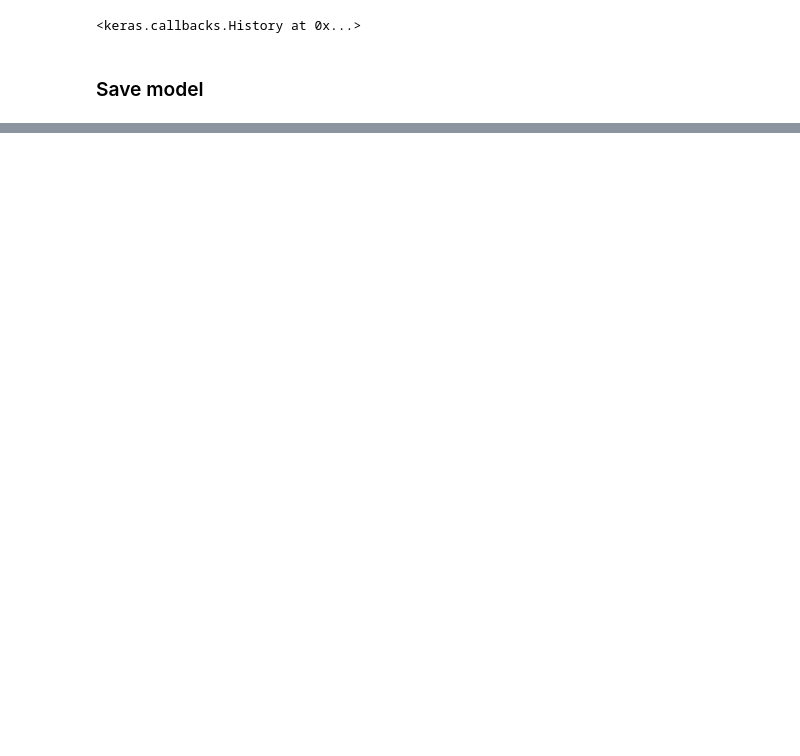
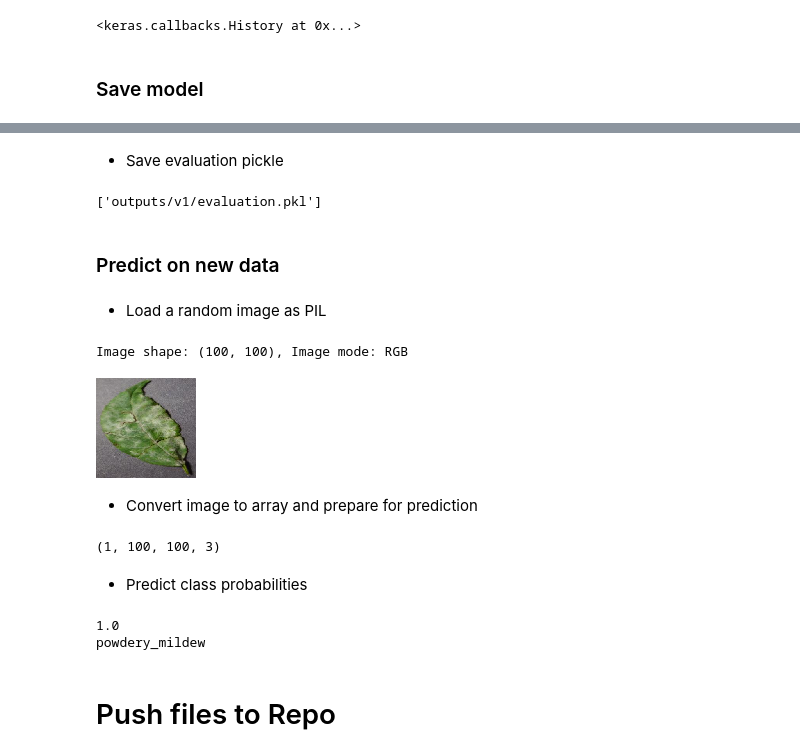
Before and after one commit to Majdi-Aref/mildew-detector, a Jupyter notebook: jupyter_notebooks/03 - Modelling and Evaluating.ipynb, the cells around one changed output, grey strips where cells are left out. Cells and saved outputs as stored; diff of their text form; code cells hidden in the pictures; blank space fills up the shorter version.

Commit message:
Add new files and plots

```diff
--- a/jupyter_notebooks/03 - Modelling and Evaluating.ipynb
+++ b/jupyter_notebooks/03 - Modelling and Evaluating.ipynb
@@ -339,0 +344,16 @@ model.save('outputs/v1/mildew_detector_model.h5')
+# %%
+losses = pd.DataFrame(model.history.history)
+
+sns.set_style("whitegrid")
+losses[['loss', 'val_loss']].plot(style='.-')
+plt.title("Loss")
+plt.savefig(f'{file_path}/model_training_losses.png',
+            bbox_inches='tight', dpi=150)
+plt.show()
+
+print("\n")
+losses[['accuracy', 'val_accuracy']].plot(style='.-')
+plt.title("Accuracy")
+plt.savefig(f'{file_path}/model_training_acc.png',
+            bbox_inches='tight', dpi=150)
+plt.show()
@@ -339,0 +376,50 @@ model.save('outputs/v1/mildew_detector_model.h5')
+# %% [markdown]
++ Save evaluation pickle
+# %%
+joblib.dump(value=evaluation,
+            filename=f"outputs/v1/evaluation.pkl")
+# %% [output]
+['outputs/v1/evaluation.pkl']
+# %% [markdown]
+### Predict on new data
+# %% [markdown]
++ Load a random image as PIL
+# %%
+from tensorflow.keras.preprocessing import image
+
+pointer = 49
+label = labels[1]  # select healthy or powdery_mildew
+
+pil_image = image.load_img(test_path + '/' + label + '/' + os.listdir(test_path+'/' + label)[pointer],
+                           target_size=image_shape, color_mode='rgb')
+print(f'Image shape: {pil_image.size}, Image mode: {pil_image.mode}')
+pil_image
+# %% [output]
+Image shape: (100, 100), Image mode: RGB
+[figure, added]
+# %% [markdown]
++ Convert image to array and prepare for prediction
+# %%
+my_image = image.img_to_array(pil_image)
+my_image = np.expand_dims(my_image, axis=0)/255
+print(my_image.shape)
+# %% [output]
+(1, 100, 100, 3)
+# %% [markdown]
++ Predict class probabilities
+# %%
+pred_proba = model.predict(my_image)[0, 0]
+
+target_map = {v: k for k, v in train_set.class_indices.items()}
+pred_class = target_map[pred_proba > 0.5]
+
+if pred_class == target_map[0]:
+    pred_proba = 1 - pred_proba
+
+print(pred_proba)
+print(pred_class)
+# %% [output]
+1.0
+powdery_mildew
+# %% [markdown]
+# Push files to Repo
```
Also changed, not shown: parts of 13 cells of this notebook, 3 other files.
